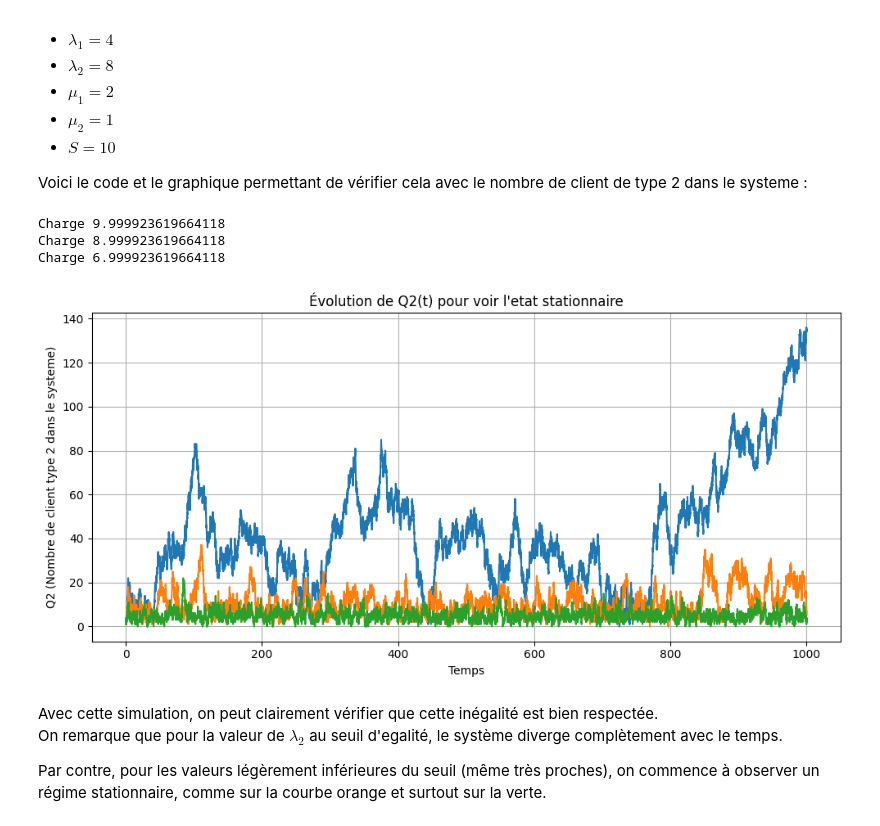
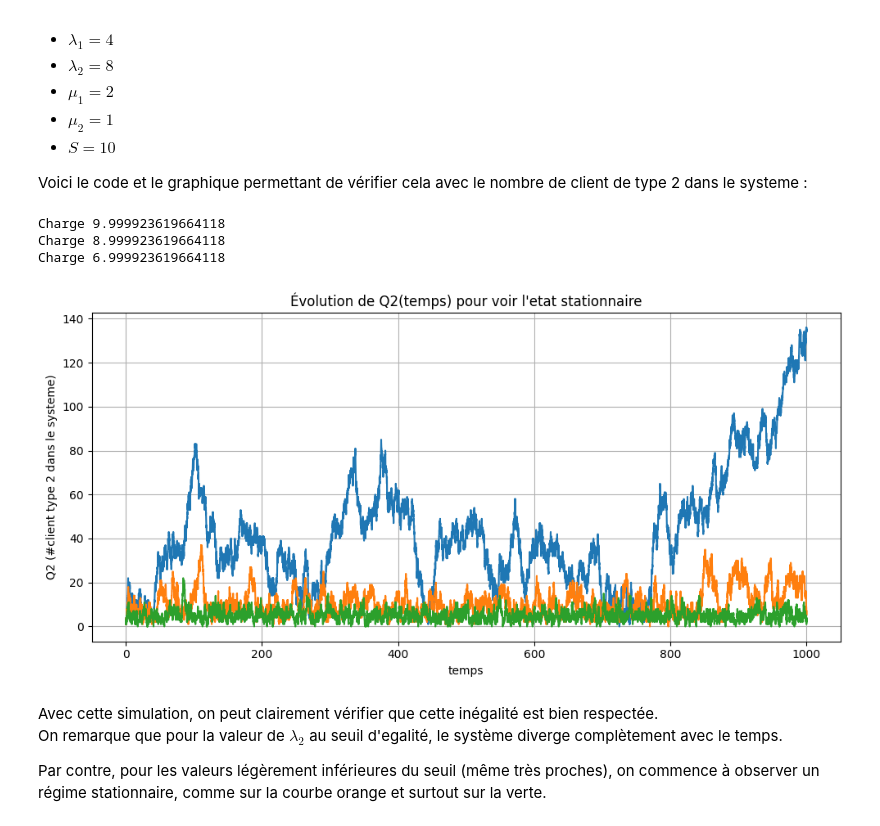
Before and after one commit to Alexisdevpro/PROJ-MDI230, a Jupyter notebook: PROJ1_SLICING/simulation.ipynb, the cells around one changed output. Saved outputs shown, nothing was run; the diff lists cells and outputs as text; code cells hidden in the pictures.

Commit message:
Fin partie 5

```diff
--- a/PROJ1_SLICING/simulation.ipynb
+++ b/PROJ1_SLICING/simulation.ipynb
@@ -28,6 +32,7 @@ Donc on trouve cette fomule finale : $$ \mathbb{E}[N] = \sum_{n=1}^{S} n \cdot \
 # %%
+#Fonction qui calcul #moyen de clients dans un système M/M/S/S à l’état stationnaire
 def mean_number_waiting_customers(arrival_rate,service_rate,nb_of_servers):
-    rho = arrival_rate / service_rate #(Fomule de \frac{\lambda}{\mu})
+    rho = arrival_rate / service_rate #(Fomule de lambda\mu)
     value = 1.0
     pi_0 = value
     numerateur = 0.0
@@ -37,11 +42,12 @@ def mean_number_waiting_customers(arrival_rate,service_rate,nb_of_servers):
         value *= rho / n
         pi_0 += value
         numerateur += n * value
+    #Renvoie la moyenne E[N]
     return numerateur / pi_0
 
 
 #print(mean_number_waiting_customers(4,2,10))
-EQ1 = mean_number_waiting_customers(4,2,10)
+#EQ1 = mean_number_waiting_customers(4,2,10)
 
-lambda2 = (10 - EQ1)*1
-print(lambda2)
+#lambda2 = (10 - EQ1)*1
+#print(lambda2)
@@ -284,39 +302,39 @@ Voici le code et le graphique permettant de vérifier cela avec le nombre de cli
 # %%
 #Settings de l'exo 3.4
 S = 10
 mu1 = 2
 mu2 = 1
 
 couple_lambda= [
     (4, 8),  #\rho_2 + \mathbb{E}[Q_1] = S
     (4, 7),  #\rho_2 + \mathbb{E}[Q_1] < S (tout juste inferieur)
     (4, 5),  #\rho_2 + \mathbb{E}[Q_1] < S (Stationnaire)
 
 ]
 
 plt.figure(figsize=(10, 5))
 
-#test le systeme sur les differants couple de \lambda_{i,j}
+#test le systeme sur les differents couple de \lambda_{i,j}
 for _, (lambda1, lambda2) in enumerate(couple_lambda):
     second_terme = mean_number_waiting_customers(lambda1, mu1, S) #Calcul le nombre moyen de client type 1 (\mathbb{E}[Q_1])
     charge_systeme = (lambda2 / mu2) + second_terme #Partie de gauche de l'innegalité
     print(f"Charge {charge_systeme}")
 
-    _, t, q2, _ = simulation(1000, S, mu1, mu2, lambda1, lambda2) #Resultats de Q(t) pour le \lambda_2 choisi
-    plt.plot(t, q2)
+    _, temps, q2, _ , _= simulation(1000, S, mu1, mu2, lambda1, lambda2) #Resultats de Q(temps) pour le \lambda_2 choisi
+    plt.plot(temps, q2)
 
-#Partie plot..
-plt.xlabel("Temps")
-plt.ylabel("Q2 (Nombre de client type 2 dans le systeme)")
-plt.title("Évolution de Q2(t) pour voir l'etat stationnaire")
+#Partie plot
+plt.xlabel("temps")
+plt.ylabel("Q2 (#client type 2 dans le systeme)")
+plt.title("Évolution de Q2(temps) pour voir l'etat stationnaire")
 plt.grid(True)
 plt.tight_layout()
 plt.show()
 # %% [output]
 Charge 9.999923619664118
 Charge 8.999923619664118
 Charge 6.999923619664118
-[figure, old version]
+[figure, new version]
 # %% [markdown]
 Avec cette simulation, on peut clairement vérifier que cette inégalité est bien respectée.
 On remarque que pour la valeur de $\lambda_2$ au seuil d'egalité, le système diverge complètement avec le temps.
```
Also changed, not shown: parts of 18 cells of this notebook, 1 other file.
